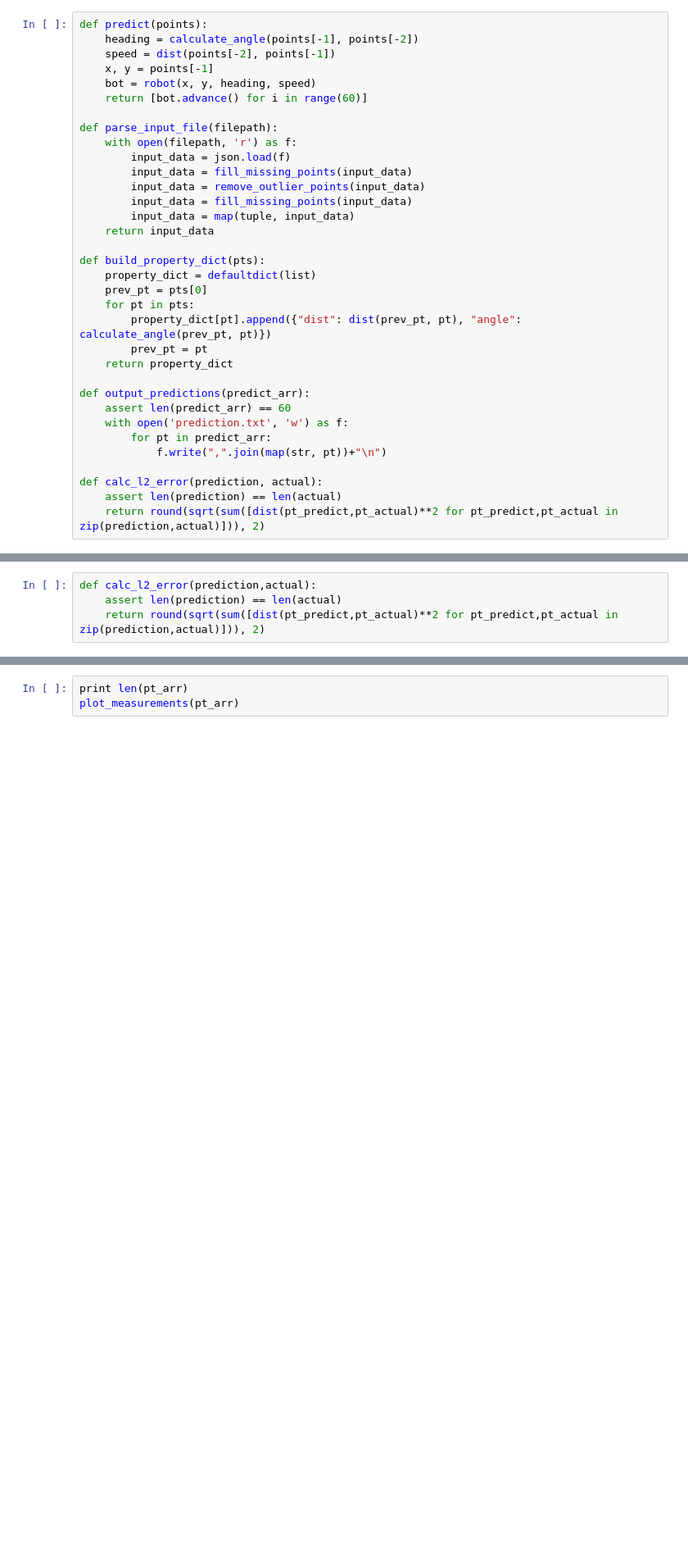
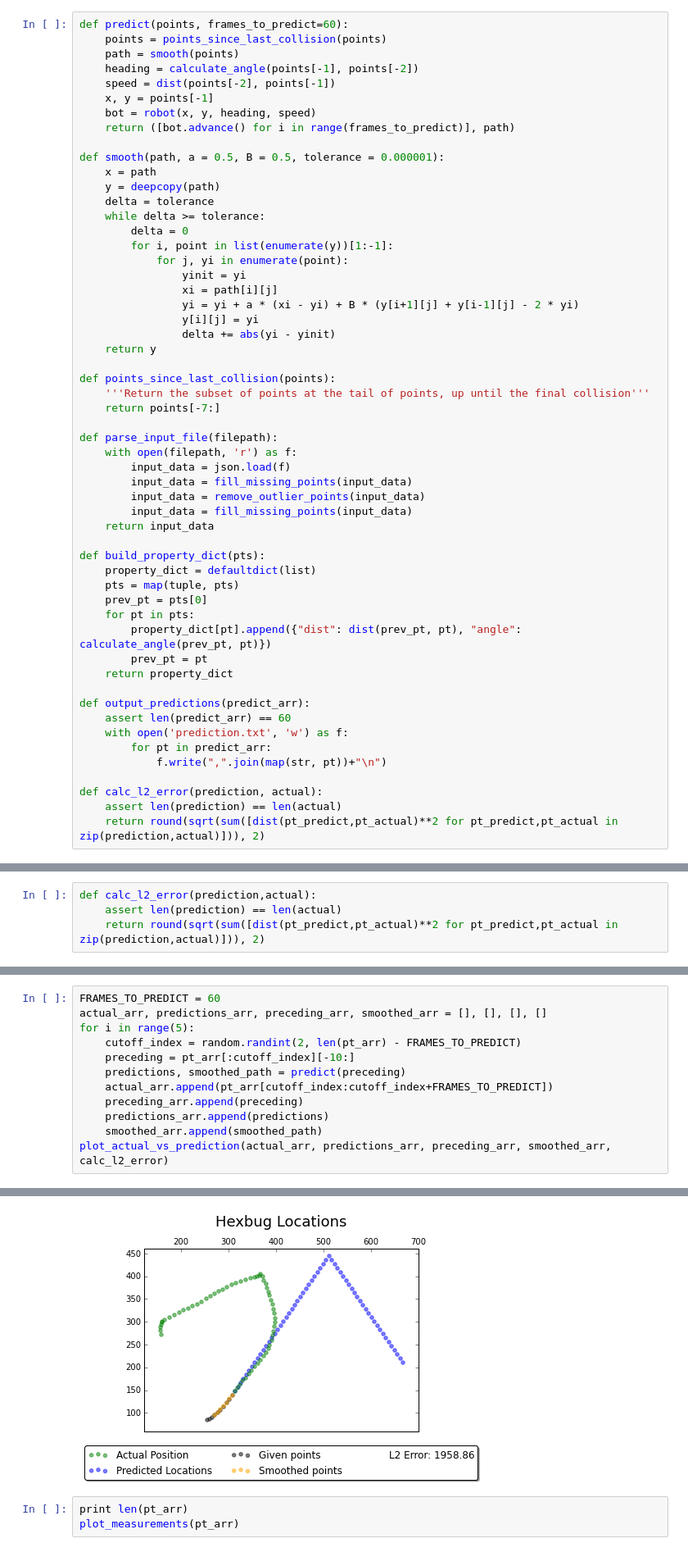
Before and after one commit to andrewjesaitis/hexbug-tracker, a Jupyter notebook: hexbug_final.ipynb, the cells around one changed output, grey strips where cells are left out. Shown at 82% size. Drawn from its saved outputs; the diff is of its cells as text; blank space fills up the shorter version.

```diff
--- a/hexbug_final.ipynb
+++ b/hexbug_final.ipynb
@@ -234,12 +262,33 @@ class robot:
         """This allows us to print a robot's position"""
         return '[%.5f, %.5f]'  % (self.x, self.y)
 # %%
-def predict(points):
+def predict(points, frames_to_predict=60):
+    points = points_since_last_collision(points)
+    path = smooth(points)
     heading = calculate_angle(points[-1], points[-2])
     speed = dist(points[-2], points[-1])
     x, y = points[-1]
     bot = robot(x, y, heading, speed)
-    return [bot.advance() for i in range(60)]
+    return ([bot.advance() for i in range(frames_to_predict)], path)
+
+def smooth(path, a = 0.5, B = 0.5, tolerance = 0.000001):
+    x = path
+    y = deepcopy(path)
+    delta = tolerance
+    while delta >= tolerance:
+        delta = 0
+        for i, point in list(enumerate(y))[1:-1]:
+            for j, yi in enumerate(point):
+                yinit = yi
+                xi = path[i][j]
+                yi = yi + a * (xi - yi) + B * (y[i+1][j] + y[i-1][j] - 2 * yi)
+                y[i][j] = yi
+                delta += abs(yi - yinit)
+    return y
+
+def points_since_last_collision(points):
+    '''Return the subset of points at the tail of points, up until the final collision'''
+    return points[-7:]
 
 def parse_input_file(filepath):
     with open(filepath, 'r') as f:
@@ -247,11 +296,11 @@ def parse_input_file(filepath):
         input_data = fill_missing_points(input_data)
         input_data = remove_outlier_points(input_data)
         input_data = fill_missing_points(input_data)
-        input_data = map(tuple, input_data)
     return input_data
 
 def build_property_dict(pts):
     property_dict = defaultdict(list)
+    pts = map(tuple, pts)
     prev_pt = pts[0]
     for pt in pts:
         property_dict[pt].append({"dist": dist(prev_pt, pt), "angle": calculate_angle(prev_pt, pt)})
@@ -344,0 +409,13 @@ plot_actual_vs_prediction(pt_arr[-60:], pt_arr[:60], calc_l2_error)
+# %%
+FRAMES_TO_PREDICT = 60
+actual_arr, predictions_arr, preceding_arr, smoothed_arr = [], [], [], []
+for i in range(5):
+    cutoff_index = random.randint(2, len(pt_arr) - FRAMES_TO_PREDICT)
+    preceding = pt_arr[:cutoff_index][-10:]
+    predictions, smoothed_path = predict(preceding)
+    actual_arr.append(pt_arr[cutoff_index:cutoff_index+FRAMES_TO_PREDICT])
+    preceding_arr.append(preceding)
+    predictions_arr.append(predictions)
+    smoothed_arr.append(smoothed_path)
+plot_actual_vs_prediction(actual_arr, predictions_arr, preceding_arr, smoothed_arr, calc_l2_error)
+# %% [output]
@@ -345,3 +423,4 @@ plot_actual_vs_prediction(pt_arr[-60:], pt_arr[:60], calc_l2_error)
+[figure, added]
 # %%
 print len(pt_arr)
 plot_measurements(pt_arr)
```
Also changed, not shown: parts of 14 cells of this notebook, 2 other files.
